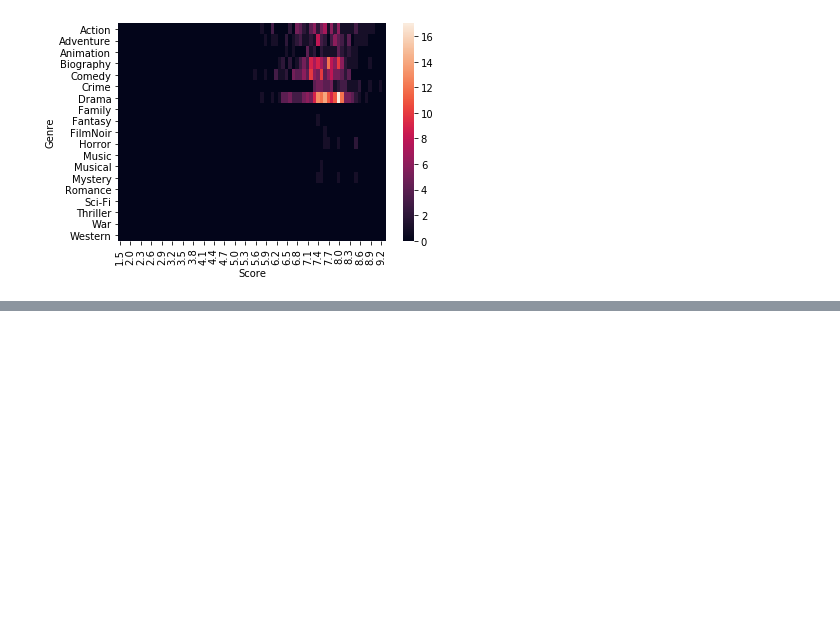
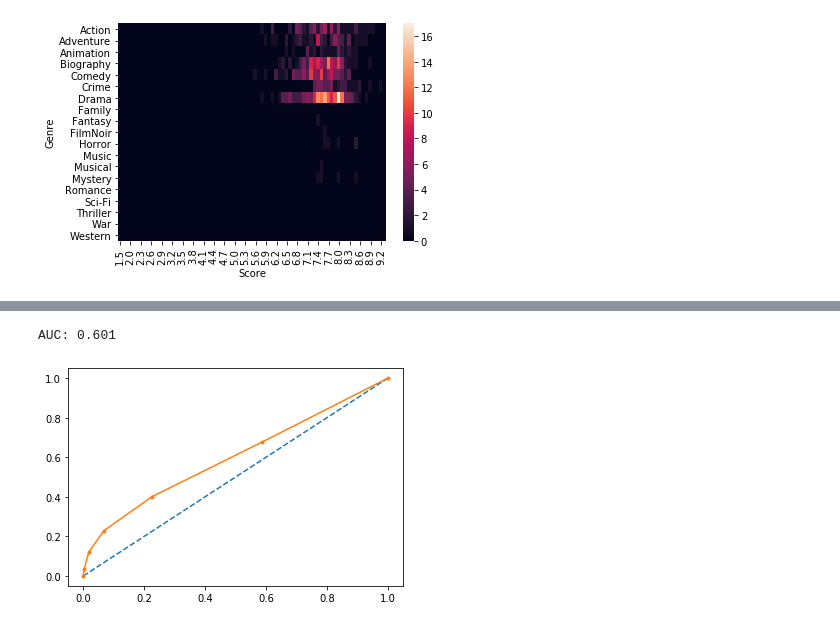
Before and after one commit to UlianaY/FilmsProject, a Jupyter notebook: Working_With_FilmsDS.ipynb, the cells around one changed output, grey strips where cells are left out. Cells and saved outputs as stored; diff of their text form; code cells hidden in the pictures; blank space fills up the shorter version.

```diff
--- a/Working_With_FilmsDS.ipynb
+++ b/Working_With_FilmsDS.ipynb
@@ -228,0 +258,5 @@ len(directors)
+# %%
+NomData = Data
+NomData=NomData.dropna()
+train, test = train_test_split(BinarData, test_size=0.2)
+test.info()
@@ -228,0 +315,32 @@ len(directors)
+# %%
+
+from sklearn.datasets import make_classification
+from sklearn.neighbors import KNeighborsClassifier
+from sklearn.model_selection import train_test_split
+from sklearn.metrics import roc_curve
+from sklearn.metrics import roc_auc_score
+from matplotlib import pyplot
+X=train[['Score', 'Revenue', 'Vote']]
+y=train.nominee
+expected = test.nominee
+#predicted = modelBinar.predict(test[['Score', 'Revenue', 'Vote']])
+modelNom = KNeighborsClassifier(n_neighbors=5)
+modelNom.fit(X, y)
+# predict probabilities
+probs = modelNom.predict_proba(test[['Score', 'Revenue', 'Vote']])
+# keep probabilities for the positive outcome only
+probs = probs[:, 1]
+# calculate AUC
+auc = roc_auc_score(expected, probs)
+print('AUC: %.3f' % auc)
+# calculate roc curve
+fpr, tpr, thresholds = roc_curve(expected, probs)
+# plot no skill
+pyplot.plot([0, 1], [0, 1], linestyle='--')
+# plot the roc curve for the model
+pyplot.plot(fpr, tpr, marker='.')
+# show the plot
+pyplot.show()
+# %% [output]
+AUC: 0.601
+[figure, added]
```
Also changed, not shown: parts of 13 cells of this notebook, 1 other file.
